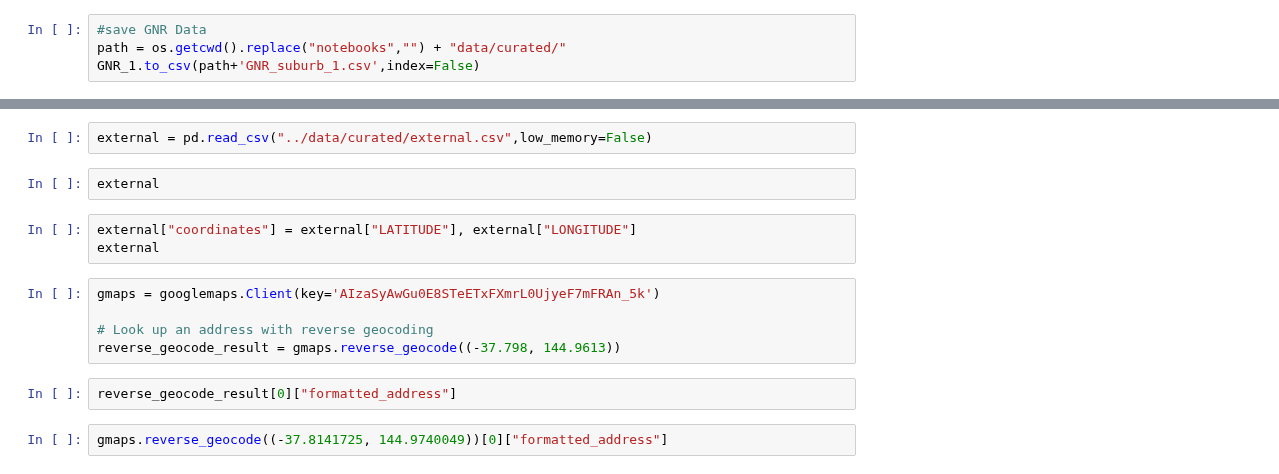
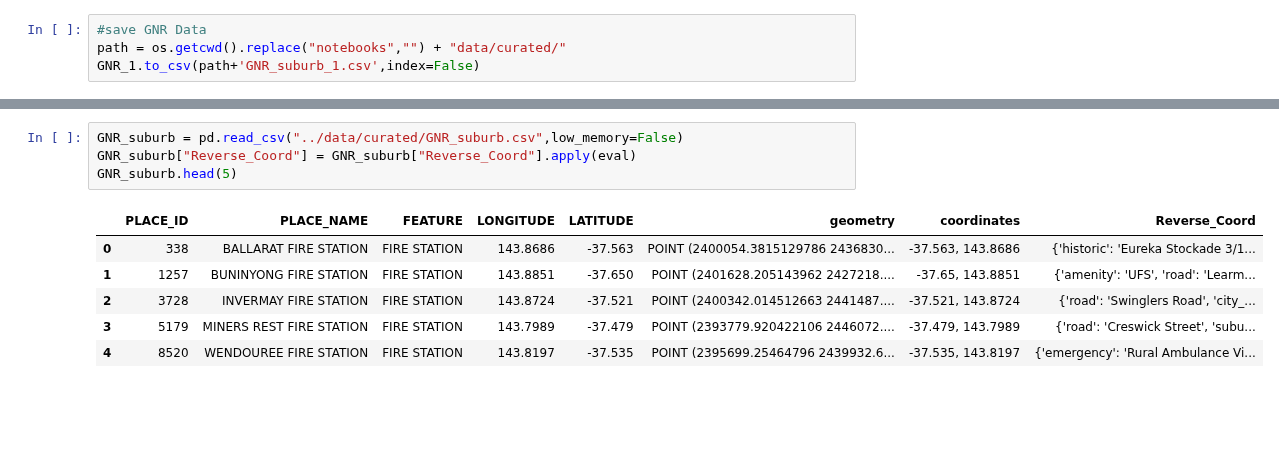
Before and after one commit to MAST30034-Applied-Data-Science/generic-real-estate-consulting-project-group-1-iron-data-man, a Jupyter notebook: notebooks/Reverse_Coordinates.ipynb, the cells around one changed output, grey strips where cells are left out. Saved outputs shown, nothing was run; the diff lists cells and outputs as text; blank space fills up the shorter version.

Commit message:
reverse coor and add more external data

```diff
--- a/notebooks/Reverse_Coordinates.ipynb
+++ b/notebooks/Reverse_Coordinates.ipynb
@@ -77,16 +94,11 @@ GNR
 # %%
-external = pd.read_csv("../data/curated/external.csv",low_memory=False)
+GNR_suburb = pd.read_csv("../data/curated/GNR_suburb.csv",low_memory=False)
+GNR_suburb["Reverse_Coord"] = GNR_suburb["Reverse_Coord"].apply(eval)
+GNR_suburb.head(5)
+# %% [output]
+|  | PLACE_ID | PLACE_NAME | FEATURE | LONGITUDE | LATITUDE | geometry | coordinates | Reverse_Coord |
+| 0 | 338 | BALLARAT FIRE STATION | FIRE STATION | 143.8686 | -37.563 | POINT (2400054.3815129786 2436830... | -37.563, 143.8686 | {'historic': 'Eureka Stockade 3/1... |
+| 1 | 1257 | BUNINYONG FIRE STATION | FIRE STATION | 143.8851 | -37.650 | POINT (2401628.205143962 2427218.... | -37.65, 143.8851 | {'amenity': 'UFS', 'road': 'Learm... |
+| 2 | 3728 | INVERMAY FIRE STATION | FIRE STATION | 143.8724 | -37.521 | POINT (2400342.014512663 2441487.... | -37.521, 143.8724 | {'road': 'Swinglers Road', 'city_... |
+| 3 | 5179 | MINERS REST FIRE STATION | FIRE STATION | 143.7989 | -37.479 | POINT (2393779.920422106 2446072.... | -37.479, 143.7989 | {'road': 'Creswick Street', 'subu... |
+| 4 | 8520 | WENDOUREE FIRE STATION | FIRE STATION | 143.8197 | -37.535 | POINT (2395699.25464796 2439932.6... | -37.535, 143.8197 | {'emergency': 'Rural Ambulance Vi... |
-# %%
-external
-# %%
-external["coordinates"] = external["LATITUDE"], external["LONGITUDE"]
-external
-# %%
-gmaps = googlemaps.Client(key='AIzaSyAwGu0E8STeETxFXmrL0UjyeF7mFRAn_5k')
-
-# Look up an address with reverse geocoding
-reverse_geocode_result = gmaps.reverse_geocode((-37.798, 144.9613))
-# %%
-reverse_geocode_result[0]["formatted_address"]
-# %%
-gmaps.reverse_geocode((-37.8141725, 144.9740049))[0]["formatted_address"]
```
Also changed, not shown: parts of 18 cells of this notebook, 1 other file.
